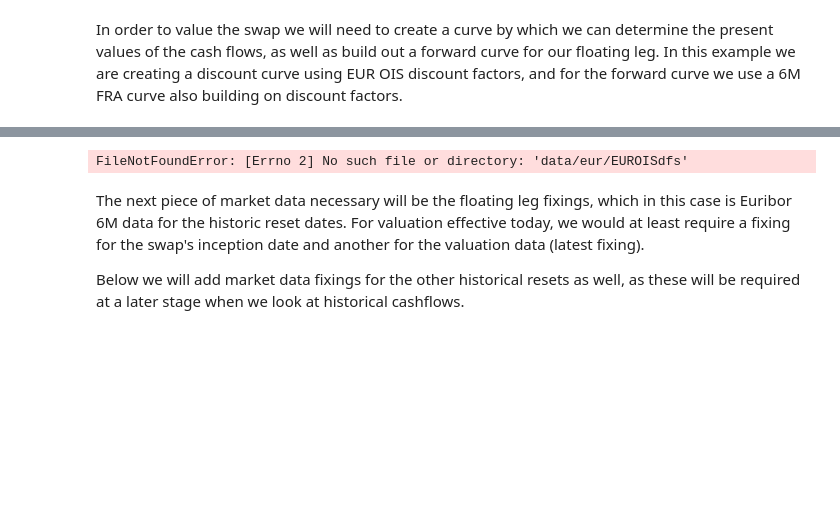
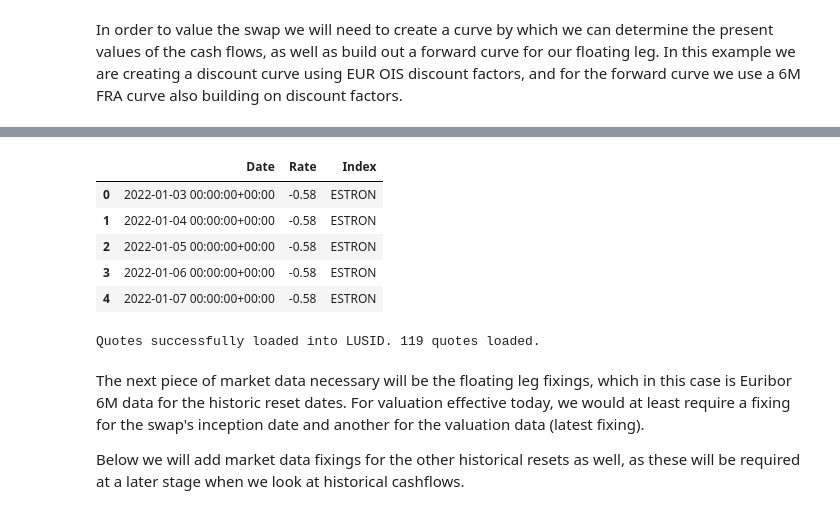
Before and after one commit to fox8090/sample-notebooks, a Jupyter notebook: examples/use-cases/instruments/Interest Rate Swap.ipynb, the cells around one changed output, grey strips where cells are left out. Cells and saved outputs as stored; diff of their text form; code cells hidden in the pictures; blank space fills up the shorter version.

```diff
--- a/examples/use-cases/instruments/Interest Rate Swap.ipynb
+++ b/examples/use-cases/instruments/Interest Rate Swap.ipynb
@@ -101,0 +101,12 @@ def aggregation_result_to_dataframe(aggregation_results):
+# %%
+def aggregation_result_to_dataframe(aggregation_results):
+    return pd.DataFrame(aggregation_results, columns = ['Name', 'Effective At', 'Value'])
+
+def df_add_utc(df):
+    for column in df.columns:
+        dtyp=str(df[column].dtype)
+        # Add tzinfo to naive series or dt object
+        if str(dtyp) == 'datetime':
+            df[column] = df[column].apply(lambda d: d.replace(tzinfo=pytz.utc))
+        elif str(dtyp) == 'datetime64[ns]':
+            df[column] = df[column].apply(lambda d: d.tz_localize('UTC'))
@@ -316,14 +365,0 @@ def create_yield_curve(ois_curve_json, market_data_scope, effective_at, market_a
-# %%
-# Read the curve source data
-def load_curve_json(file_name):
-    with open(file_name, "r") as myfile:
-        return myfile.read()
-
-ois_curve_json = load_curve_json("data/eur/EUROISdfs")
-eur6m_curve_json = load_curve_json("data/eur/EUR6mshaped")
-
-# Create the curves
-create_yield_curve(ois_curve_json, market_data_scope, effective_at, "EUR/EUROIS")
-create_yield_curve(eur6m_curve_json, market_data_scope, effective_at, "EUR/6M")
-# %% [output]
-FileNotFoundError: [Errno 2] No such file or directory: 'data/eur/EUROISdfs'
@@ -335,3 +394,47 @@ def create_yield_curve_from_df(
+# %%
+# Read fixings for ESTR
+resets_df = pd.read_csv("data/eur_ois_resets.csv")
+resets_df["Date"] = pd.to_datetime(resets_df["Date"],dayfirst=True)
+df_add_utc(resets_df)
+resets_df.head()
+# %% [output]
+|  | Date | Rate | Index |
+| 0 | 2022-01-03 00:00:00+00:00 | -0.58 | ESTRON |
+| 1 | 2022-01-04 00:00:00+00:00 | -0.58 | ESTRON |
+| 2 | 2022-01-05 00:00:00+00:00 | -0.58 | ESTRON |
+| 3 | 2022-01-06 00:00:00+00:00 | -0.58 | ESTRON |
+| 4 | 2022-01-07 00:00:00+00:00 | -0.58 | ESTRON |
+# %%
+# Create quotes request
+instrument_quotes = {
+            index: lm.UpsertQuoteRequest(
+            quote_id=lm.QuoteId(
+                quote_series_id=lm.QuoteSeriesId(
+                    provider="Lusid",
+                    instrument_id=row["Index"],
+                    instrument_id_type="RIC",
+                    quote_type="Rate",
+                    field="mid",
+                ),
+                effective_at=row["Date"],
+            ),
+            metric_value=lm.MetricValue(value=row["Rate"], unit="rate"),
+            scale_factor=100
+        )
+    for index, row in resets_df.iterrows()
+}
+
+# Upsert quotes into LUSID
+response = quotes_api.upsert_quotes(
+    scope=market_data_scope, request_body=instrument_quotes
+)
+
+if response.failed == {}:
+    print(f"Quotes successfully loaded into LUSID. {len(response.values)} quotes loaded.")
+else:
+    print(f"Some failures occurred during quotes upsertion, {len(response.failed)} did not get loaded into LUSID.")
+# %% [output]
+Quotes successfully loaded into LUSID. 119 quotes loaded.
 # %% [markdown]
 The next piece of market data necessary will be the floating leg fixings, which in this case is Euribor 6M data for the historic reset dates. For valuation effective today, we would at least require a fixing for the swap's inception date and another for the valuation data (latest fixing).
 
```
Also changed, not shown: parts of 52 cells of this notebook, 1 other file.
